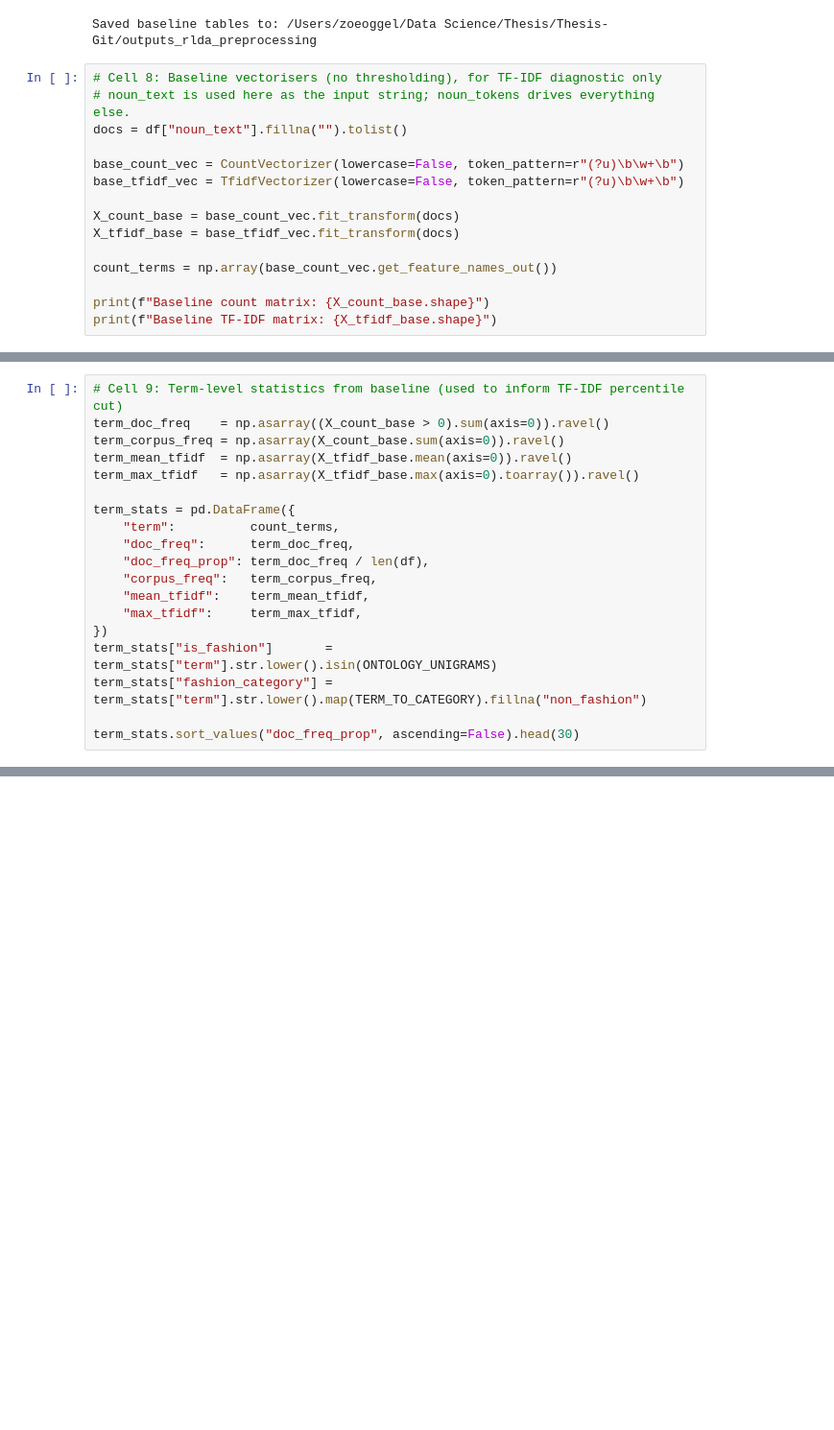
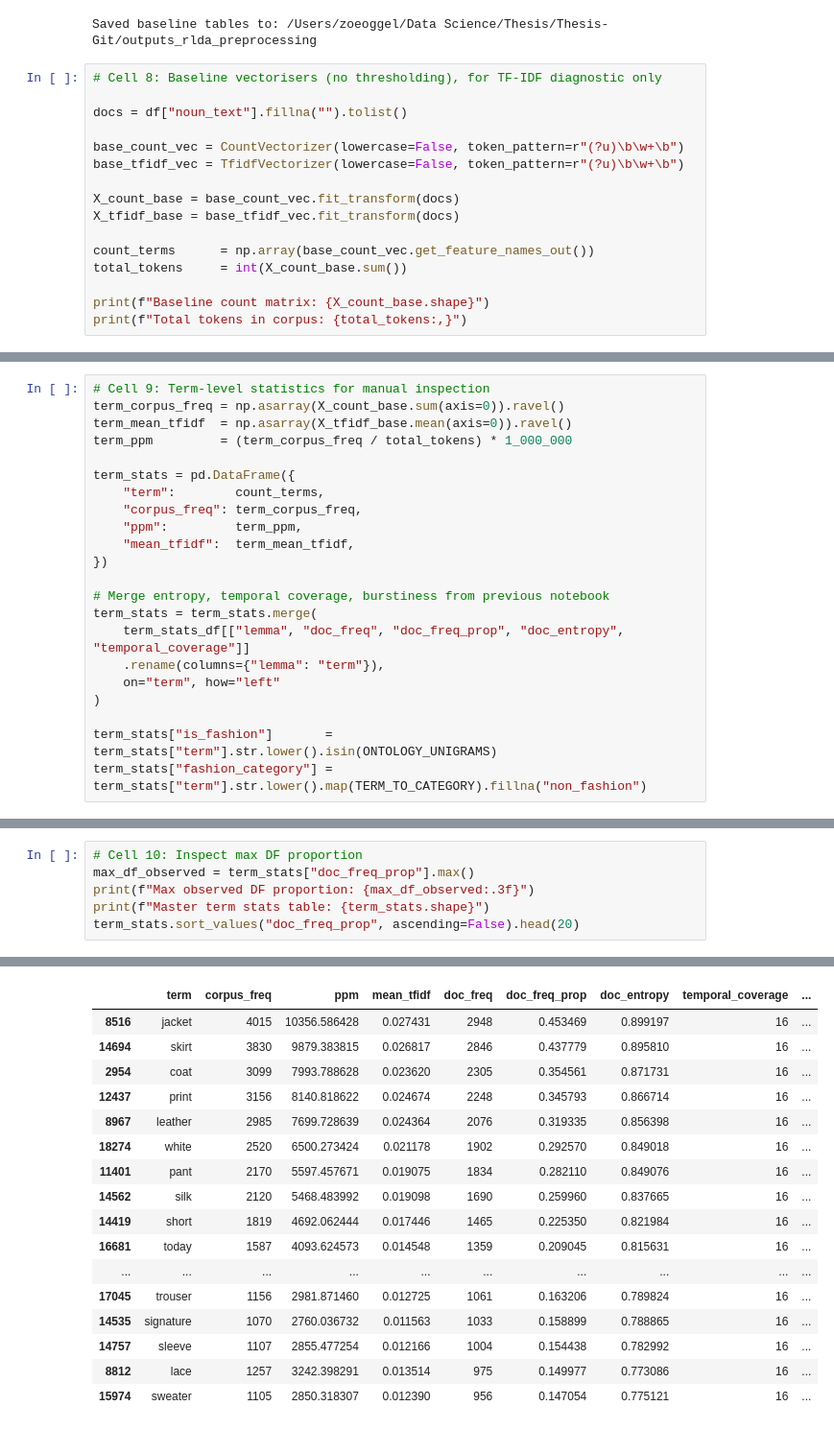
Before and after one commit to Zoe-O16/Thesis, a Jupyter notebook: 2.2_topic_modelling_general_prep.ipynb, the cells around one changed output, grey strips where cells are left out. Shown at 96% size. Drawn from its saved outputs; the diff is of its cells as text; blank space fills up the shorter version.

Commit message:
rerun of notebooks 2.1 and 2.2 and uploading outputs

```diff
--- a/2.2_topic_modelling_general_prep.ipynb
+++ b/2.2_topic_modelling_general_prep.ipynb
@@ -217,7 +205,7 @@ print(f"Saved baseline tables to: {OUT_DIR.resolve()}")
 Saved baseline tables to: /Users/zoeoggel/Data Science/Thesis/Thesis-Git/outputs_rlda_preprocessing
 # %%
 # Cell 8: Baseline vectorisers (no thresholding), for TF-IDF diagnostic only
-# noun_text is used here as the input string; noun_tokens drives everything else.
+
 docs = df["noun_text"].fillna("").tolist()
 
 base_count_vec = CountVectorizer(lowercase=False, token_pattern=r"(?u)\b\w+\b")
@@ -226,8 +214,9 @@ base_tfidf_vec = TfidfVectorizer(lowercase=False, token_pattern=r"(?u)\b\w+\b")
 X_count_base = base_count_vec.fit_transform(docs)
 X_tfidf_base = base_tfidf_vec.fit_transform(docs)
 
-count_terms = np.array(base_count_vec.get_feature_names_out())
+count_terms      = np.array(base_count_vec.get_feature_names_out())
+total_tokens     = int(X_count_base.sum())
 
 print(f"Baseline count matrix: {X_count_base.shape}")
-print(f"Baseline TF-IDF matrix: {X_tfidf_base.shape}")
+print(f"Total tokens in corpus: {total_tokens:,}")
 # %% [output]
@@ -236,19 +225,22 @@ Baseline TF-IDF matrix: (6629, 18881)
 # %%
-# Cell 9: Term-level statistics from baseline (used to inform TF-IDF percentile cut)
-term_doc_freq    = np.asarray((X_count_base > 0).sum(axis=0)).ravel()
+# Cell 9: Term-level statistics for manual inspection
 term_corpus_freq = np.asarray(X_count_base.sum(axis=0)).ravel()
 term_mean_tfidf  = np.asarray(X_tfidf_base.mean(axis=0)).ravel()
-term_max_tfidf   = np.asarray(X_tfidf_base.max(axis=0).toarray()).ravel()
+term_ppm         = (term_corpus_freq / total_tokens) * 1_000_000
 
 term_stats = pd.DataFrame({
-    "term":          count_terms,
-    "doc_freq":      term_doc_freq,
-    "doc_freq_prop": term_doc_freq / len(df),
-    "corpus_freq":   term_corpus_freq,
-    "mean_tfidf":    term_mean_tfidf,
-    "max_tfidf":     term_max_tfidf,
+    "term":        count_terms,
+    "corpus_freq": term_corpus_freq,
+    "ppm":         term_ppm,
+    "mean_tfidf":  term_mean_tfidf,
 })
+
+# Merge entropy, temporal coverage, burstiness from previous notebook
+term_stats = term_stats.merge(
+    term_stats_df[["lemma", "doc_freq", "doc_freq_prop", "doc_entropy", "temporal_coverage"]]
+    .rename(columns={"lemma": "term"}),
+    on="term", how="left"
+)
+
 term_stats["is_fashion"]       = term_stats["term"].str.lower().isin(ONTOLOGY_UNIGRAMS)
 term_stats["fashion_category"] = term_stats["term"].str.lower().map(TERM_TO_CATEGORY).fillna("non_fashion")
-
-term_stats.sort_values("doc_freq_prop", ascending=False).head(30)
@@ -272,0 +247,7 @@ term_stats.sort_values("doc_freq_prop", ascending=False).head(30)
+# %%
+# Cell 10: Inspect max DF proportion
+max_df_observed = term_stats["doc_freq_prop"].max()
+print(f"Max observed DF proportion: {max_df_observed:.3f}")
+print(f"Master term stats table: {term_stats.shape}")
+term_stats.sort_values("doc_freq_prop", ascending=False).head(20)
+# %% [output]
@@ -273 +256,18 @@ term_stats.sort_values("doc_freq_prop", ascending=False).head(30)
+|  | term | corpus_freq | ppm | mean_tfidf | doc_freq | doc_freq_prop | doc_entropy | temporal_coverage | ... |
+| 8516 | jacket | 4015 | 10356.586428 | 0.027431 | 2948 | 0.453469 | 0.899197 | 16 | ... |
+| 14694 | skirt | 3830 | 9879.383815 | 0.026817 | 2846 | 0.437779 | 0.895810 | 16 | ... |
+| 2954 | coat | 3099 | 7993.788628 | 0.023620 | 2305 | 0.354561 | 0.871731 | 16 | ... |
+| 12437 | print | 3156 | 8140.818622 | 0.024674 | 2248 | 0.345793 | 0.866714 | 16 | ... |
+| 8967 | leather | 2985 | 7699.728639 | 0.024364 | 2076 | 0.319335 | 0.856398 | 16 | ... |
+| 18274 | white | 2520 | 6500.273424 | 0.021178 | 1902 | 0.292570 | 0.849018 | 16 | ... |
+| 11401 | pant | 2170 | 5597.457671 | 0.019075 | 1834 | 0.282110 | 0.849076 | 16 | ... |
+| 14562 | silk | 2120 | 5468.483992 | 0.019098 | 1690 | 0.259960 | 0.837665 | 16 | ... |
+| 14419 | short | 1819 | 4692.062444 | 0.017446 | 1465 | 0.225350 | 0.821984 | 16 | ... |
+| 16681 | today | 1587 | 4093.624573 | 0.014548 | 1359 | 0.209045 | 0.815631 | 16 | ... |
+| ... | ... | ... | ... | ... | ... | ... | ... | ... | ... |
+| 17045 | trouser | 1156 | 2981.871460 | 0.012725 | 1061 | 0.163206 | 0.789824 | 16 | ... |
+| 14535 | signature | 1070 | 2760.036732 | 0.011563 | 1033 | 0.158899 | 0.788865 | 16 | ... |
+| 14757 | sleeve | 1107 | 2855.477254 | 0.012166 | 1004 | 0.154438 | 0.782992 | 16 | ... |
+| 8812 | lace | 1257 | 3242.398291 | 0.013514 | 975 | 0.149977 | 0.773086 | 16 | ... |
+| 15974 | sweater | 1105 | 2850.318307 | 0.012390 | 956 | 0.147054 | 0.775121 | 16 | ... |
 # %%
```
Also changed, not shown: parts of 39 cells of this notebook, 13 other files.
